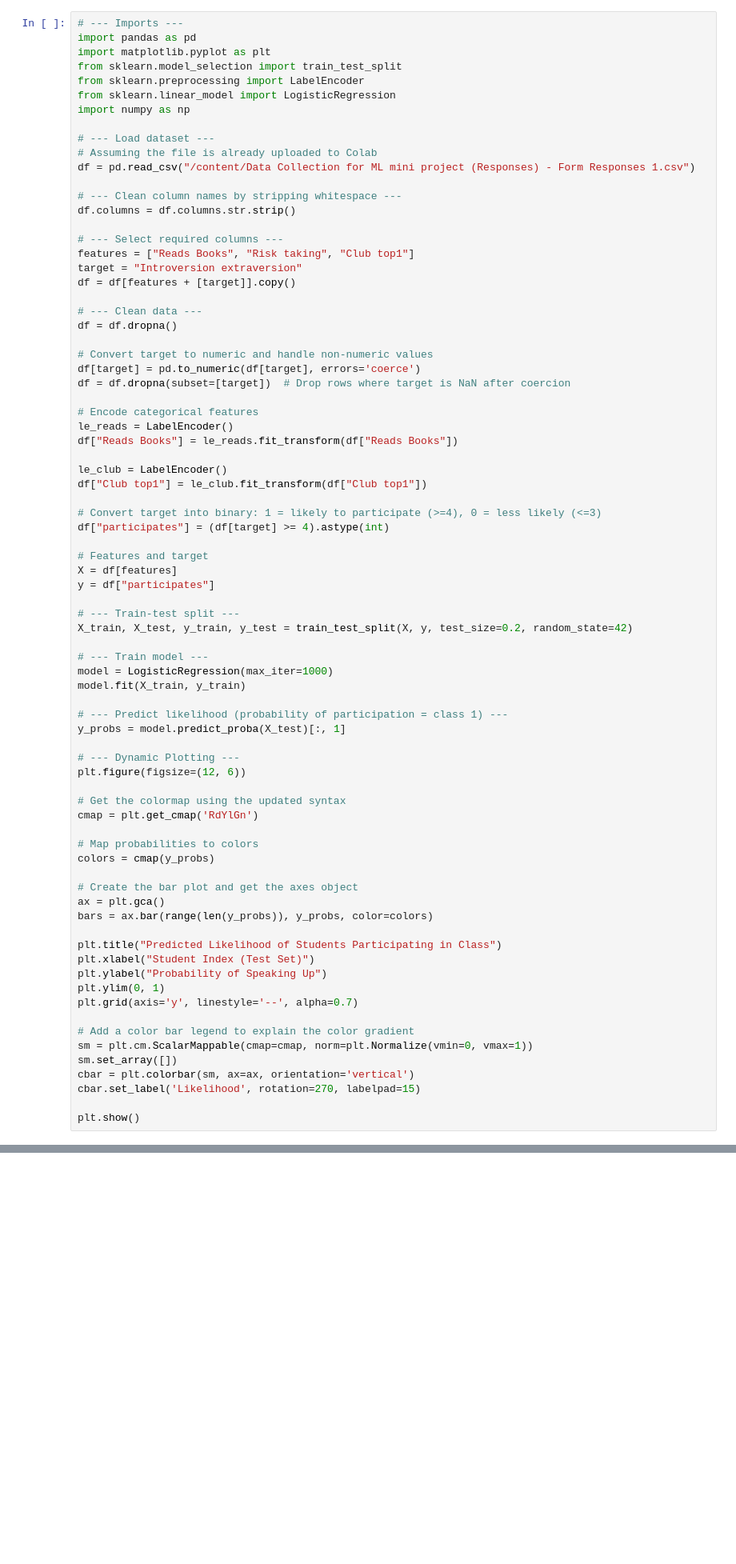
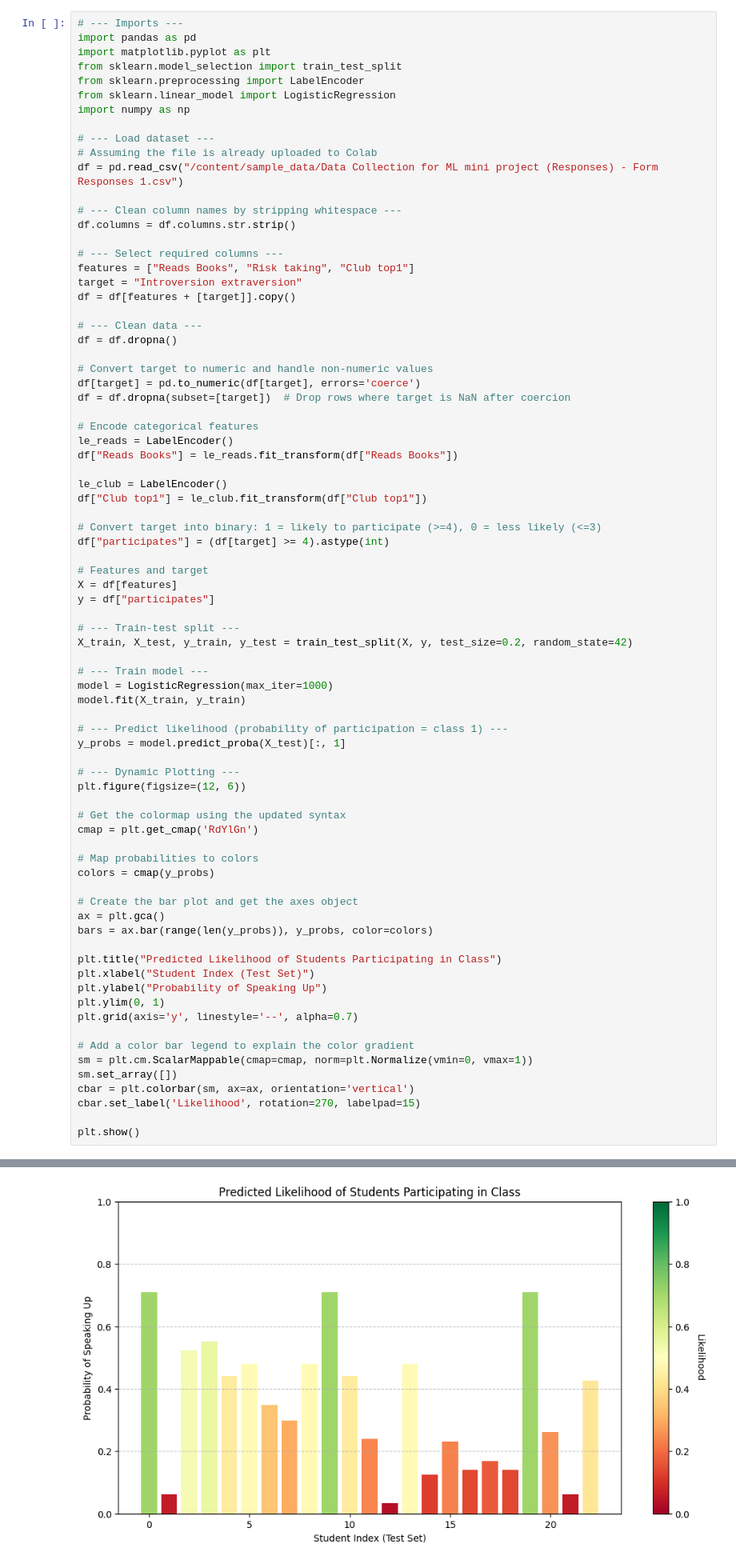
Before and after one commit to ishitabose/ML_MINI_PROJECT, a Jupyter notebook: ML_MINI_PROJECT.ipynb, the cells around one changed output, grey strips where cells are left out. Shown at 80% size. Saved outputs shown, nothing was run; the diff lists cells and outputs as text; blank space fills up the shorter version.

```diff
--- a/ML_MINI_PROJECT.ipynb
+++ b/ML_MINI_PROJECT.ipynb
@@ -11,7 +11,7 @@ import numpy as np
 
 # --- Load dataset ---
 # Assuming the file is already uploaded to Colab
-df = pd.read_csv("/content/Data Collection for ML mini project (Responses) - Form Responses 1.csv")
+df = pd.read_csv("/content/sample_data/Data Collection for ML mini project (Responses) - Form Responses 1.csv")
 
 # --- Clean column names by stripping whitespace ---
 df.columns = df.columns.str.strip()
@@ -82,0 +82 @@ FileNotFoundError: [Errno 2] No such file or directory: '/content/Data Collectio
+[figure, added]
```
Also changed, not shown: parts of 1 cell of this notebook.
